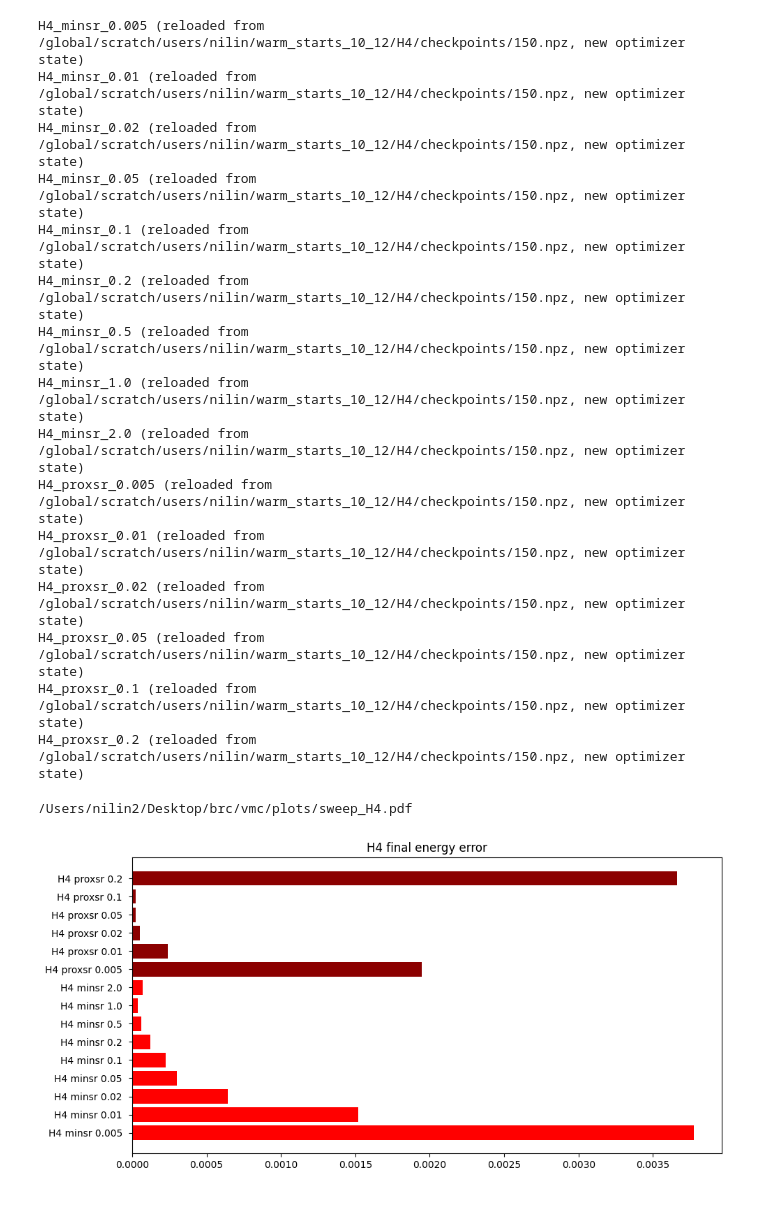
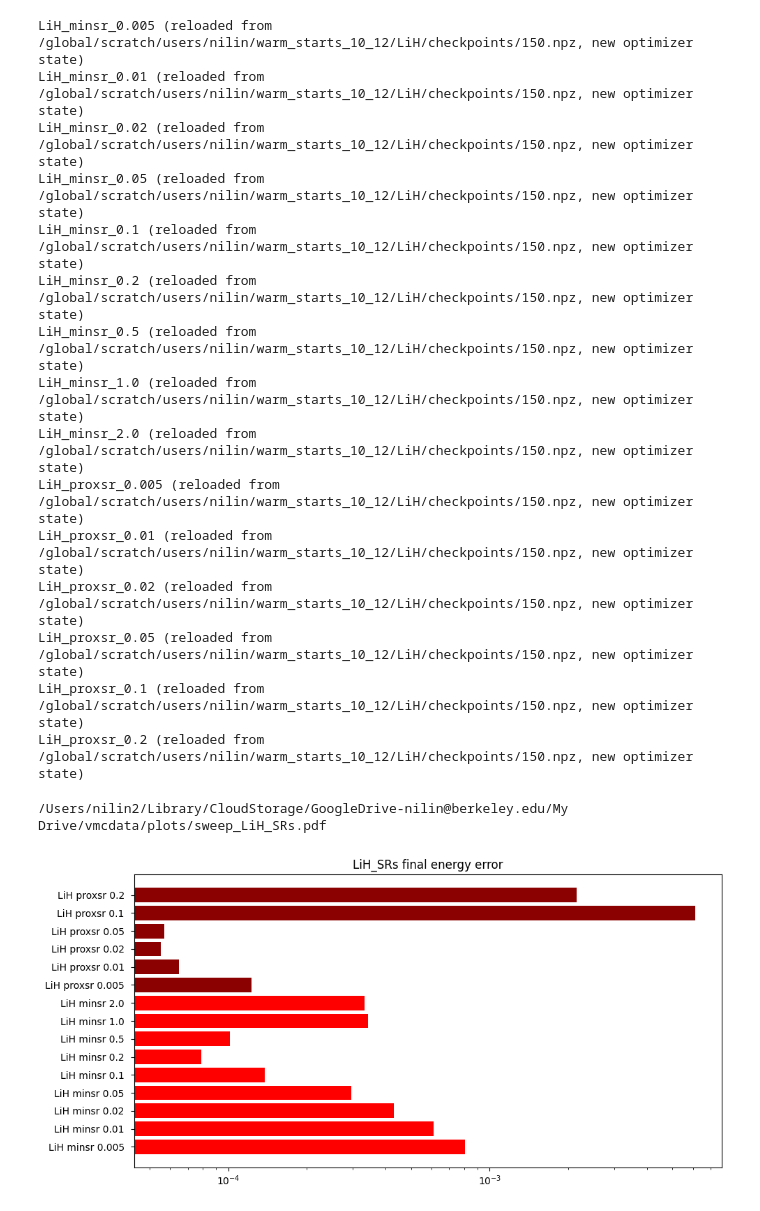
Before and after one commit to nilin/vmc-post, a Jupyter notebook: makeplots_eval.ipynb, the cells around one changed output. Saved outputs shown, nothing was run; the diff lists cells and outputs as text; code cells hidden in the pictures.

```diff
--- a/makeplots_eval.ipynb
+++ b/makeplots_eval.ipynb
@@ -4,8 +4,8 @@ from util import *
 # %%
 logdir=logdir+'/picks'
 
-system='H4'
-name=system
+system='LiH'
+name=system+'_SRs'
 opt='(minsr|proxsr)'
 
 runs=getruns(logdir)
@@ -14,32 +14,32 @@ runs=sortruns(runs)
 ref=reference_energies[system]-.00004
 printnotes(runs)
 # %% [output]
-H4_minsr_0.005 (reloaded from /global/scratch/users/nilin/warm_starts_10_12/H4/checkpoints/150.npz, new optimizer state)
-H4_minsr_0.01 (reloaded from /global/scratch/users/nilin/warm_starts_10_12/H4/checkpoints/150.npz, new optimizer state)
-H4_minsr_0.02 (reloaded from /global/scratch/users/nilin/warm_starts_10_12/H4/checkpoints/150.npz, new optimizer state)
-H4_minsr_0.05 (reloaded from /global/scratch/users/nilin/warm_starts_10_12/H4/checkpoints/150.npz, new optimizer state)
-H4_minsr_0.1 (reloaded from /global/scratch/users/nilin/warm_starts_10_12/H4/checkpoints/150.npz, new optimizer state)
-H4_minsr_0.2 (reloaded from /global/scratch/users/nilin/warm_starts_10_12/H4/checkpoints/150.npz, new optimizer state)
-H4_minsr_0.5 (reloaded from /global/scratch/users/nilin/warm_starts_10_12/H4/checkpoints/150.npz, new optimizer state)
-H4_minsr_1.0 (reloaded from /global/scratch/users/nilin/warm_starts_10_12/H4/checkpoints/150.npz, new optimizer state)
-H4_minsr_2.0 (reloaded from /global/scratch/users/nilin/warm_starts_10_12/H4/checkpoints/150.npz, new optimizer state)
-H4_proxsr_0.005 (reloaded from /global/scratch/users/nilin/warm_starts_10_12/H4/checkpoints/150.npz, new optimizer state)
-H4_proxsr_0.01 (reloaded from /global/scratch/users/nilin/warm_starts_10_12/H4/checkpoints/150.npz, new optimizer state)
-H4_proxsr_0.02 (reloaded from /global/scratch/users/nilin/warm_starts_10_12/H4/checkpoints/150.npz, new optimizer state)
-H4_proxsr_0.05 (reloaded from /global/scratch/users/nilin/warm_starts_10_12/H4/checkpoints/150.npz, new optimizer state)
-H4_proxsr_0.1 (reloaded from /global/scratch/users/nilin/warm_starts_10_12/H4/checkpoints/150.npz, new optimizer state)
-H4_proxsr_0.2 (reloaded from /global/scratch/users/nilin/warm_starts_10_12/H4/checkpoints/150.npz, new optimizer state)
+LiH_minsr_0.005 (reloaded from /global/scratch/users/nilin/warm_starts_10_12/LiH/checkpoints/150.npz, new optimizer state)
+LiH_minsr_0.01 (reloaded from /global/scratch/users/nilin/warm_starts_10_12/LiH/checkpoints/150.npz, new optimizer state)
+LiH_minsr_0.02 (reloaded from /global/scratch/users/nilin/warm_starts_10_12/LiH/checkpoints/150.npz, new optimizer state)
+LiH_minsr_0.05 (reloaded from /global/scratch/users/nilin/warm_starts_10_12/LiH/checkpoints/150.npz, new optimizer state)
+LiH_minsr_0.1 (reloaded from /global/scratch/users/nilin/warm_starts_10_12/LiH/checkpoints/150.npz, new optimizer state)
+LiH_minsr_0.2 (reloaded from /global/scratch/users/nilin/warm_starts_10_12/LiH/checkpoints/150.npz, new optimizer state)
+LiH_minsr_0.5 (reloaded from /global/scratch/users/nilin/warm_starts_10_12/LiH/checkpoints/150.npz, new optimizer state)
+LiH_minsr_1.0 (reloaded from /global/scratch/users/nilin/warm_starts_10_12/LiH/checkpoints/150.npz, new optimizer state)
+LiH_minsr_2.0 (reloaded from /global/scratch/users/nilin/warm_starts_10_12/LiH/checkpoints/150.npz, new optimizer state)
+LiH_proxsr_0.005 (reloaded from /global/scratch/users/nilin/warm_starts_10_12/LiH/checkpoints/150.npz, new optimizer state)
+LiH_proxsr_0.01 (reloaded from /global/scratch/users/nilin/warm_starts_10_12/LiH/checkpoints/150.npz, new optimizer state)
+LiH_proxsr_0.02 (reloaded from /global/scratch/users/nilin/warm_starts_10_12/LiH/checkpoints/150.npz, new optimizer state)
+LiH_proxsr_0.05 (reloaded from /global/scratch/users/nilin/warm_starts_10_12/LiH/checkpoints/150.npz, new optimizer state)
+LiH_proxsr_0.1 (reloaded from /global/scratch/users/nilin/warm_starts_10_12/LiH/checkpoints/150.npz, new optimizer state)
+LiH_proxsr_0.2 (reloaded from /global/scratch/users/nilin/warm_starts_10_12/LiH/checkpoints/150.npz, new optimizer state)
 # %%
 labels=[cleanlabel(n) for r,n in runs.items()]
 errors=[getevalenergy(logdir,r)-ref for r in runs]
 colors=[get_optimizer_color(n) for r,n in runs.items()]
 
 plt.figure(figsize=(10,5))
 plt.title(name+' final energy error')
 plt.barh(labels,errors,color=colors)
-#plt.xscale('log')
+plt.xscale('log')
 plt.tight_layout()
-savefig('/Users/nilin2/Desktop/brc/vmc/plots/sweep_'+name)
+savefig(plotdir,'sweep_'+name)
 # %% [output]
-/Users/nilin2/Desktop/brc/vmc/plots/sweep_H4.pdf
+/Users/nilin2/Library/CloudStorage/GoogleDrive-nilin@berkeley.edu/My Drive/vmcdata/plots/sweep_LiH_SRs.pdf
-[figure, old version]
+[figure, new version]
```
Also changed, not shown: 1 other file.
